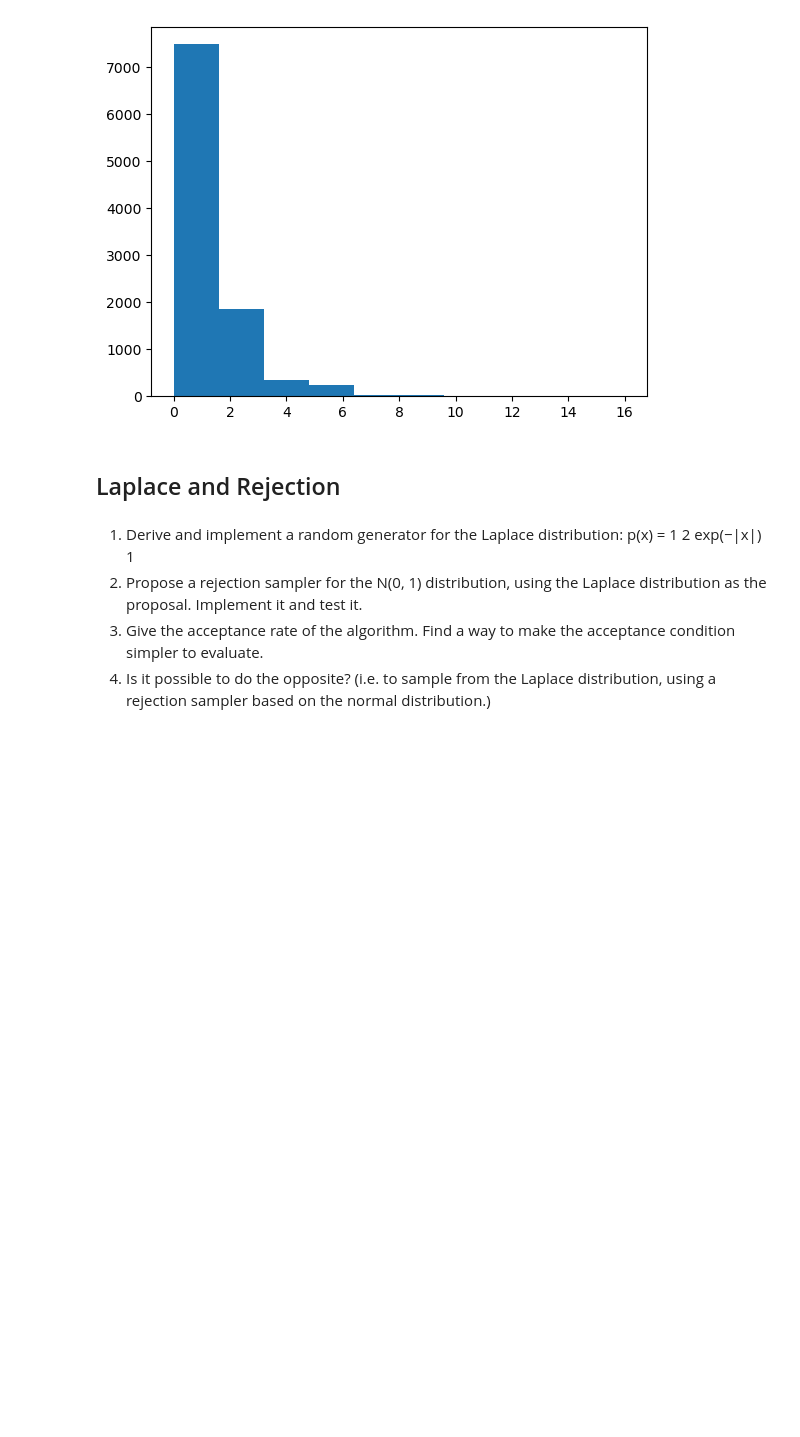
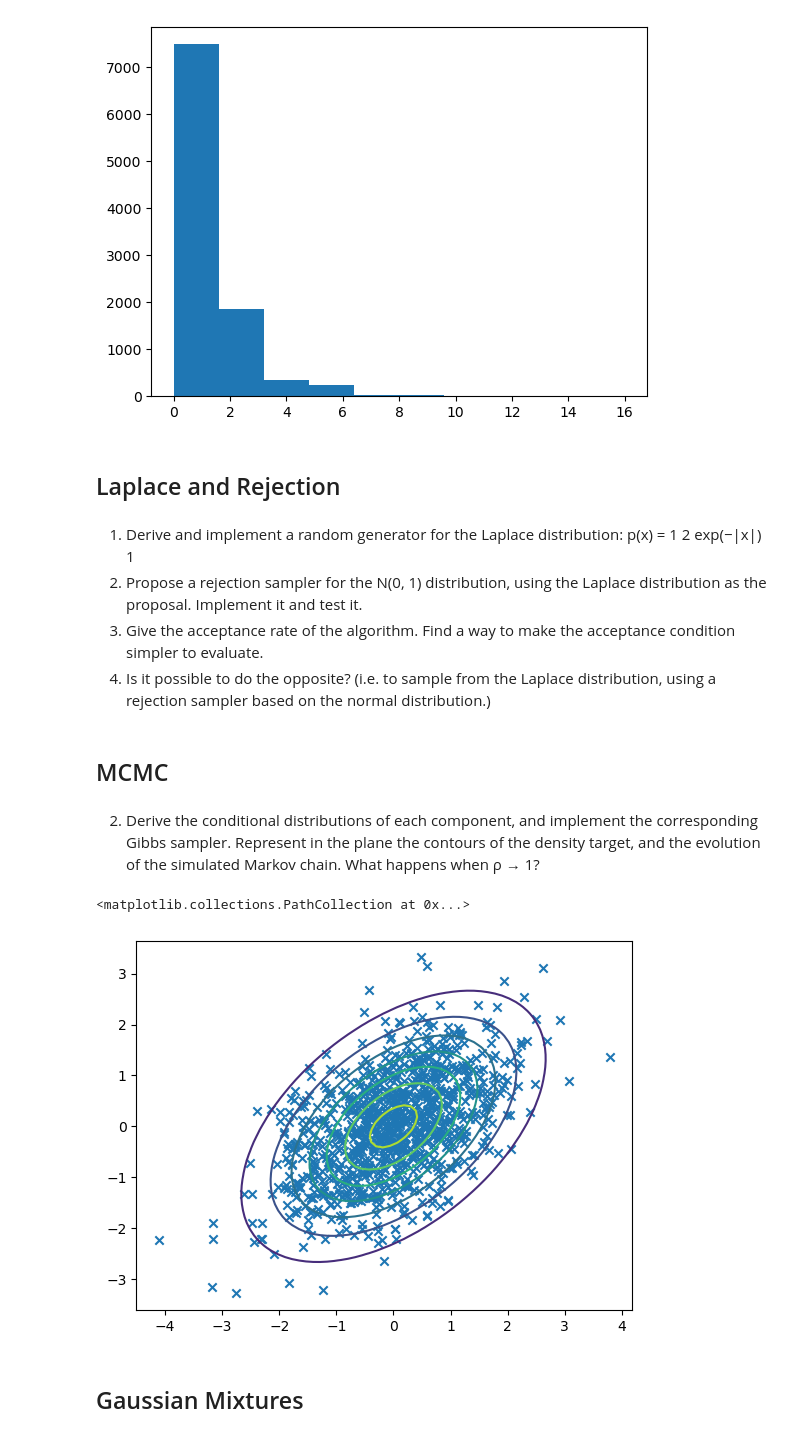
Before and after one commit to DiegoRenaud/MonteCarlo2A, a Jupyter notebook: TD 1.ipynb, the cells around one changed output. Saved outputs shown, nothing was run; the diff lists cells and outputs as text; code cells hidden in the pictures; blank space fills up the shorter version.

```diff
--- a/TD 1.ipynb
+++ b/TD 1.ipynb
@@ -102,3 +102,44 @@ distribution as the proposal. Implement it and test it.
 3. Give the acceptance rate of the algorithm. Find a way to make the
 acceptance condition simpler to evaluate.
 4. Is it possible to do the opposite? (i.e. to sample from the Laplace distribution, using a rejection sampler based on the normal distribution.)
+# %% [markdown]
+## MCMC
+# %% [markdown]
+2. Derive the conditional distributions of each component, and implement
+the corresponding Gibbs sampler. Represent in the plane the contours of
+the density target, and the evolution of the simulated Markov chain. What
+happens when ρ → 1?
+# %%
+def sample_conditional(x2,p,s):
+    return np.random.normal(p*x2, s)
+
+def Gibbs_step(x2,p,s):
+    x1 = sample_conditional(x2,p,s)
+    x2 = sample_conditional(x1,p,s)
+    return x1,x2
+
+def Gibbs_sampling(p, N, X0 = (0,0)):
+    s = np.sqrt(1-p**2)
+    X = np.zeros((N,2), dtype="float")
+    X[0,0], X[0,1] = X0
+    for i in range(1,N):
+        X[i,0],X[i,1] = Gibbs_step(X[i-1,1], p, s)
+    return X
+# %%
+p = 0.5
+
+x = np.linspace(-3,3,50)
+y = np.linspace(-3,3,50)
+
+X, Y = np.meshgrid(x, y)
+Z = f(X, Y, p)
+
+G = Gibbs_sampling(p,1000)
+# %%
+plt.contour(X, Y , Z)
+plt.scatter(G[:,0], G[:,1], marker='x')
+# %% [output]
+<matplotlib.collections.PathCollection at 0x...>
+[figure, added]
+# %% [markdown]
+## Gaussian Mixtures
```
Also changed, not shown: parts of 3 cells of this notebook.
